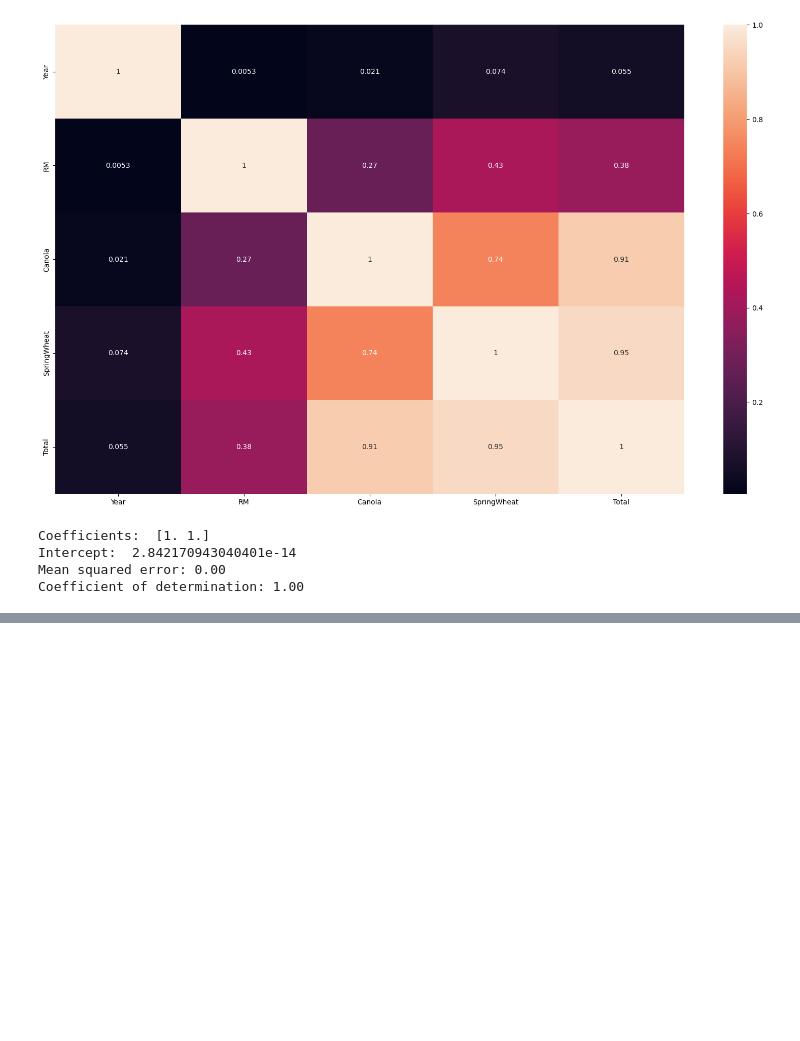
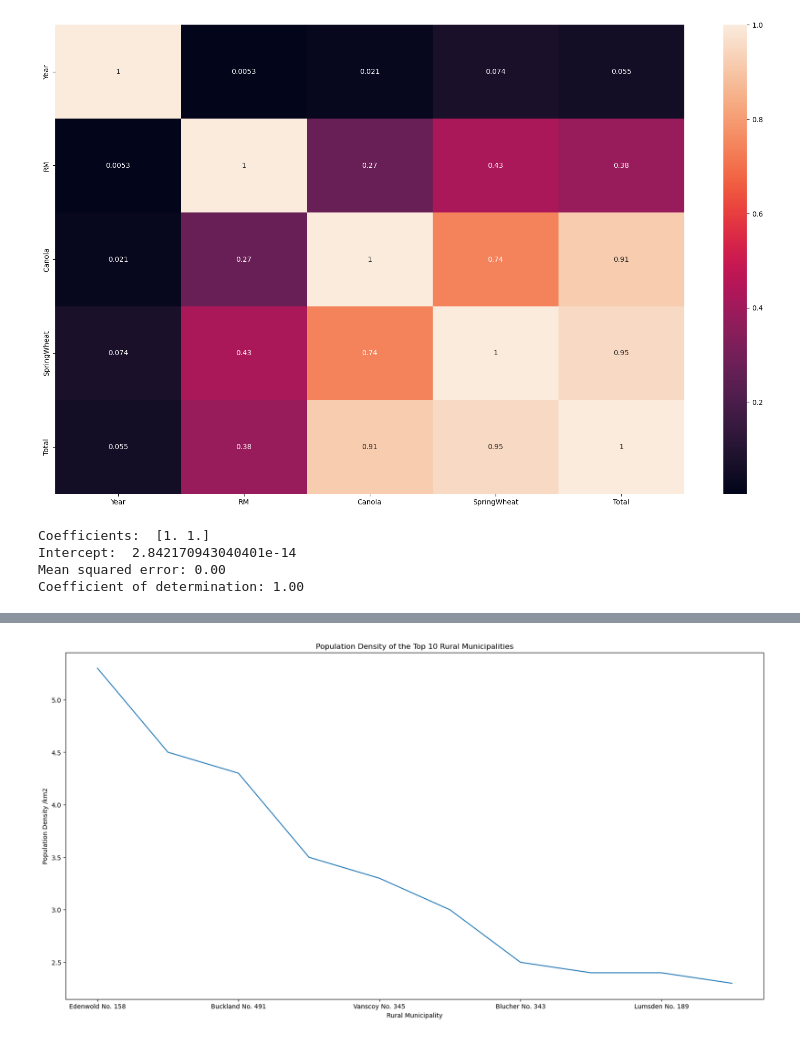
Before and after one commit to Metaluv/Palette_Training, a Jupyter notebook: Palette_training_4-main/Assignment_4.ipynb, the cells around one changed output, grey strips where cells are left out. Saved outputs shown, nothing was run; the diff lists cells and outputs as text; code cells hidden in the pictures; blank space fills up the shorter version.

```diff
--- a/Palette_training_4-main/Assignment_4.ipynb
+++ b/Palette_training_4-main/Assignment_4.ipynb
@@ -443,0 +682,2 @@ Coefficient of Determination (R2): 0.9985021627053251
+# %%
+df_eda['Populationdensity'] = df_eda['Populationdensity'].str.replace("/km2", "").str.replace("%", "").str.replace("−", "-").astype("float64")
@@ -443,0 +690,13 @@ Coefficient of Determination (R2): 0.9985021627053251
+# %%
+# create a line plot of the population density of the top 10 RMs
+df_eda.groupby(['Ruralmunicipality'])['Populationdensity'].median().sort_values(ascending=False).head(10).plot(kind='line', figsize=(20, 10))
+# set the title of the plot
+plt.title('Population Density of the Top 10 Rural Municipalities')
+# set the x-axis label
+plt.xlabel('Rural Municipality')
+# set the y-axis label
+plt.ylabel('Population Density /km2')
+# display the plot
+plt.show()
+# %% [output]
+[figure, added]
```
Also changed, not shown: parts of 32 cells of this notebook, 1 other file.
